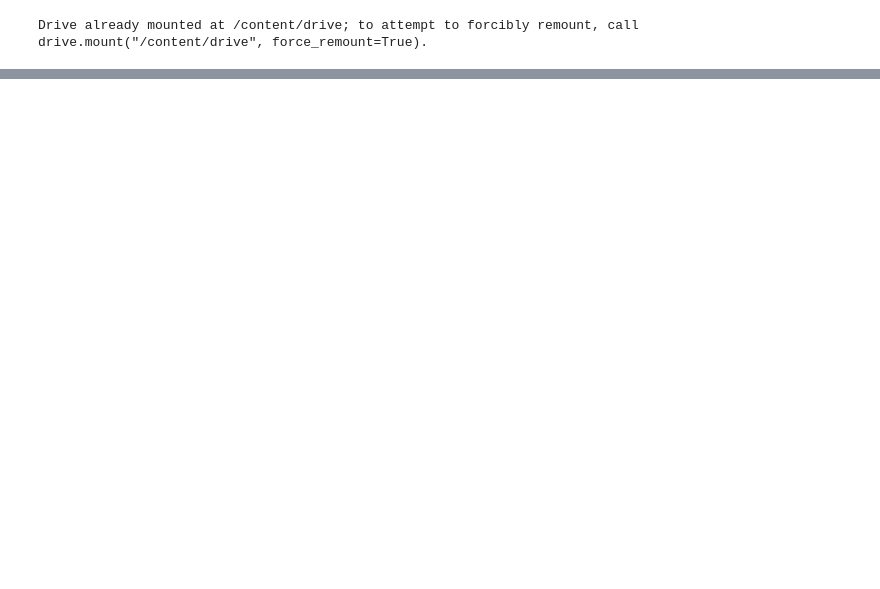
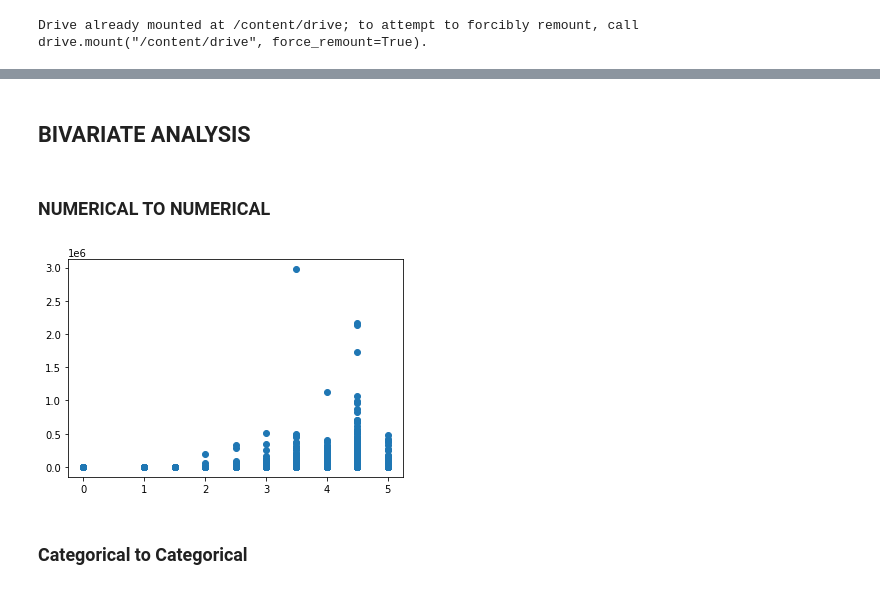
Before and after one commit to Bhatthardik/EDAFinalProject, a Jupyter notebook: Untitled.ipynb, the cells around one changed output, grey strips where cells are left out. Cells and saved outputs as stored; diff of their text form; code cells hidden in the pictures; blank space fills up the shorter version.

```diff
--- a/Untitled.ipynb
+++ b/Untitled.ipynb
@@ -41,0 +116,9 @@ memory usage: 956.0+ KB
+# %% [markdown]
+## BIVARIATE ANALYSIS
+# %% [markdown]
+### NUMERICAL TO NUMERICAL
+# %%
+plt.scatter(inp0.user_rating , inp0.rating_count_tot)
+plt.show()
+# %% [output]
+[figure, added]
@@ -41,0 +131,2 @@ memory usage: 956.0+ KB
+# %% [markdown]
+### Categorical to Categorical
```
Also changed, not shown: parts of 40 cells of this notebook.
